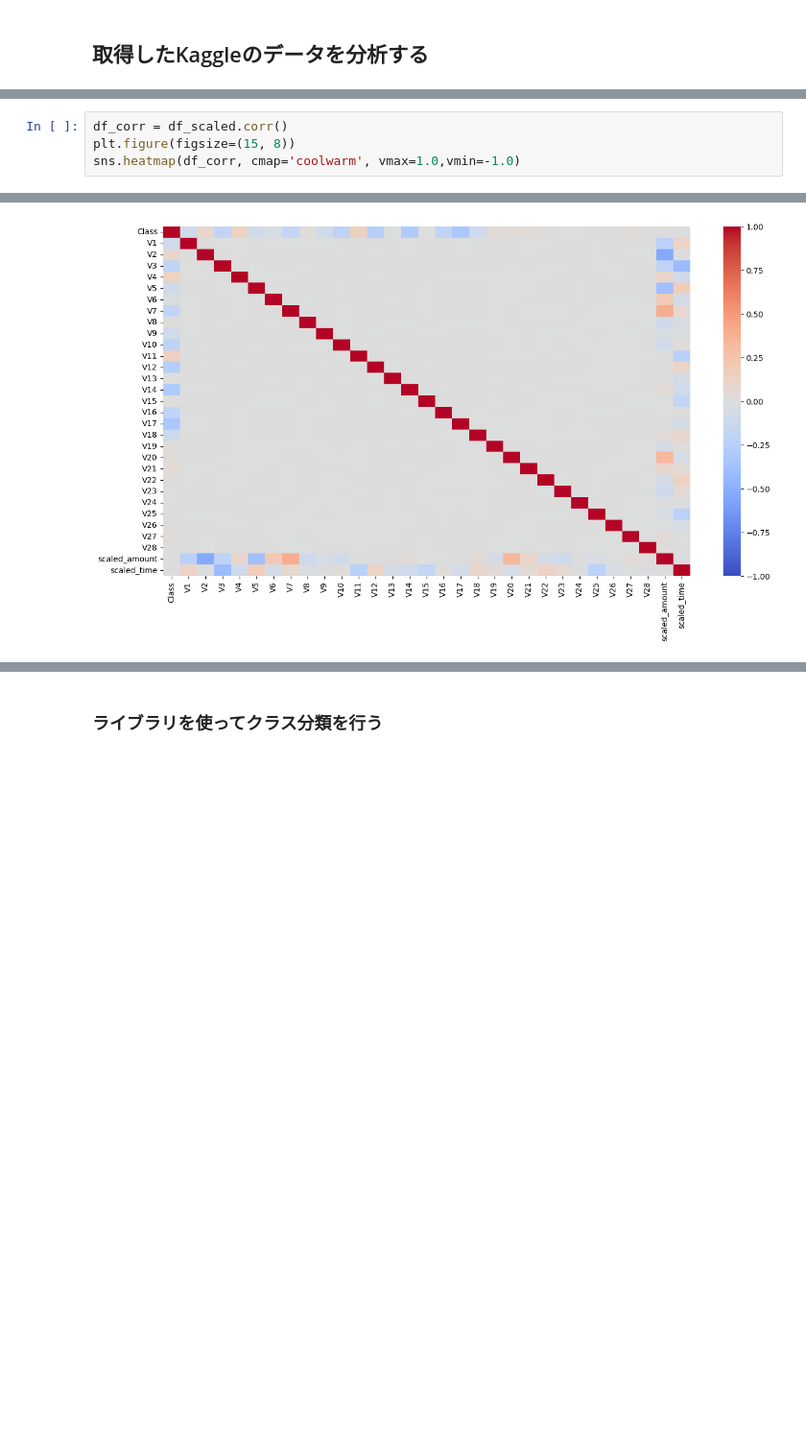
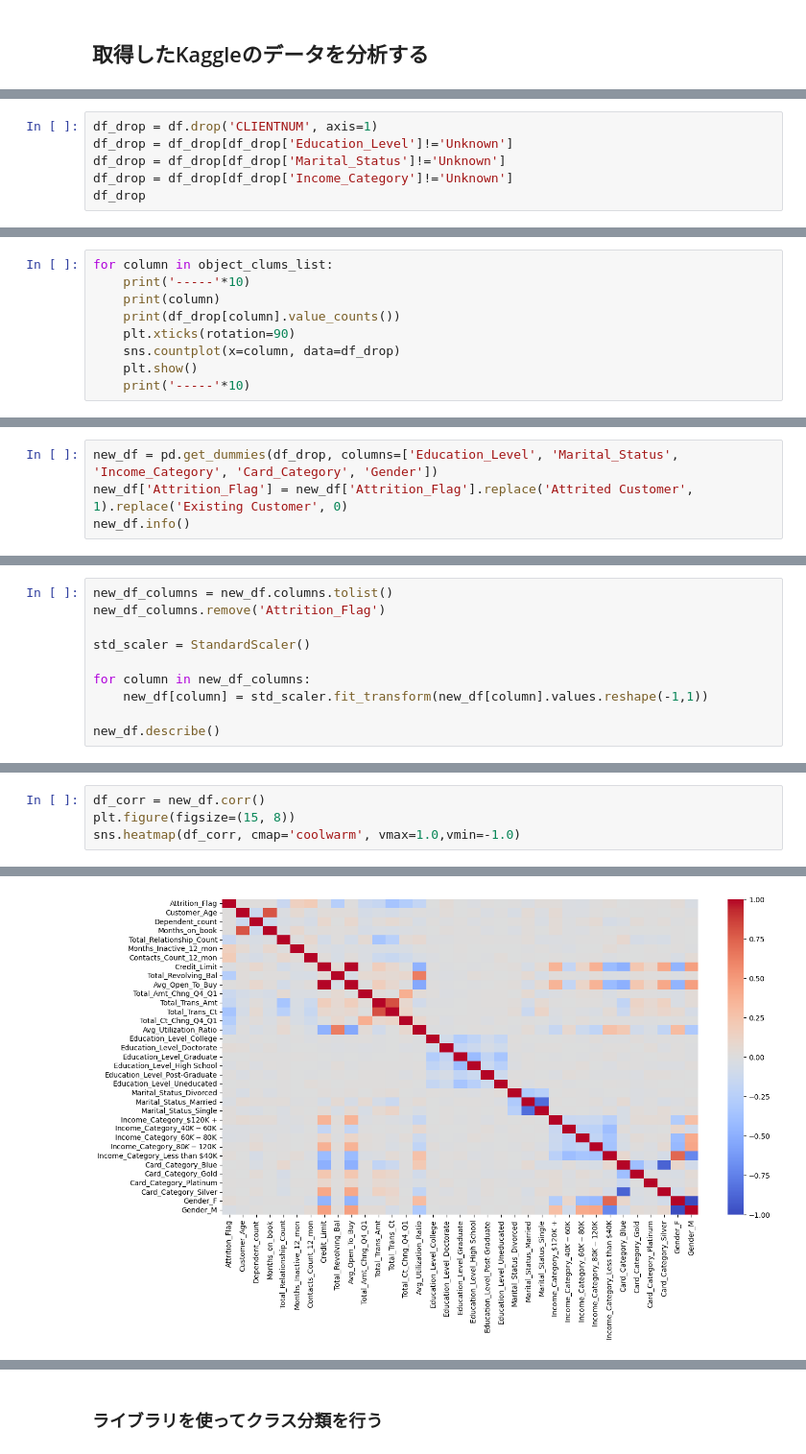
Before and after one commit to JunSugiura-design/Shared_files, a Jupyter notebook: TechnicalChallenge.ipynb, the cells around one changed output, grey strips where cells are left out. Shown at 96% size. Saved outputs shown, nothing was run; the diff lists cells and outputs as text; blank space fills up the shorter version.

```diff
--- a/TechnicalChallenge.ipynb
+++ b/TechnicalChallenge.ipynb
@@ -170,0 +185,6 @@ df_scaled.describe()
+# %%
+df_drop = df.drop('CLIENTNUM', axis=1)
+df_drop = df_drop[df_drop['Education_Level']!='Unknown']
+df_drop = df_drop[df_drop['Marital_Status']!='Unknown']
+df_drop = df_drop[df_drop['Income_Category']!='Unknown']
+df_drop
@@ -170,0 +205,9 @@ df_scaled.describe()
+# %%
+for column in object_clums_list:
+    print('-----'*10)
+    print(column)
+    print(df_drop[column].value_counts())
+    plt.xticks(rotation=90)
+    sns.countplot(x=column, data=df_drop)
+    plt.show()
+    print('-----'*10)
@@ -172,0 +269,4 @@ df_scaled.describe()
+# %%
+new_df = pd.get_dummies(df_drop, columns=['Education_Level', 'Marital_Status', 'Income_Category', 'Card_Category', 'Gender'])
+new_df['Attrition_Flag'] = new_df['Attrition_Flag'].replace('Attrited Customer', 1).replace('Existing Customer', 0)
+new_df.info()
@@ -174,0 +293,10 @@ df_scaled.describe()
+# %%
+new_df_columns = new_df.columns.tolist()
+new_df_columns.remove('Attrition_Flag')
+
+std_scaler = StandardScaler()
+
+for column in new_df_columns:
+    new_df[column] = std_scaler.fit_transform(new_df[column].values.reshape(-1,1))
+
+new_df.describe()
@@ -175,7 +318,7 @@ df_scaled.describe()
 # %%
-df_corr = df_scaled.corr()
+df_corr = new_df.corr()
 plt.figure(figsize=(15, 8))
 sns.heatmap(df_corr, cmap='coolwarm', vmax=1.0,vmin=-1.0)
 # %% [output]
 <Axes: >
-[figure, old version]
+[figure, new version]
```
Also changed, not shown: parts of 113 cells of this notebook.
